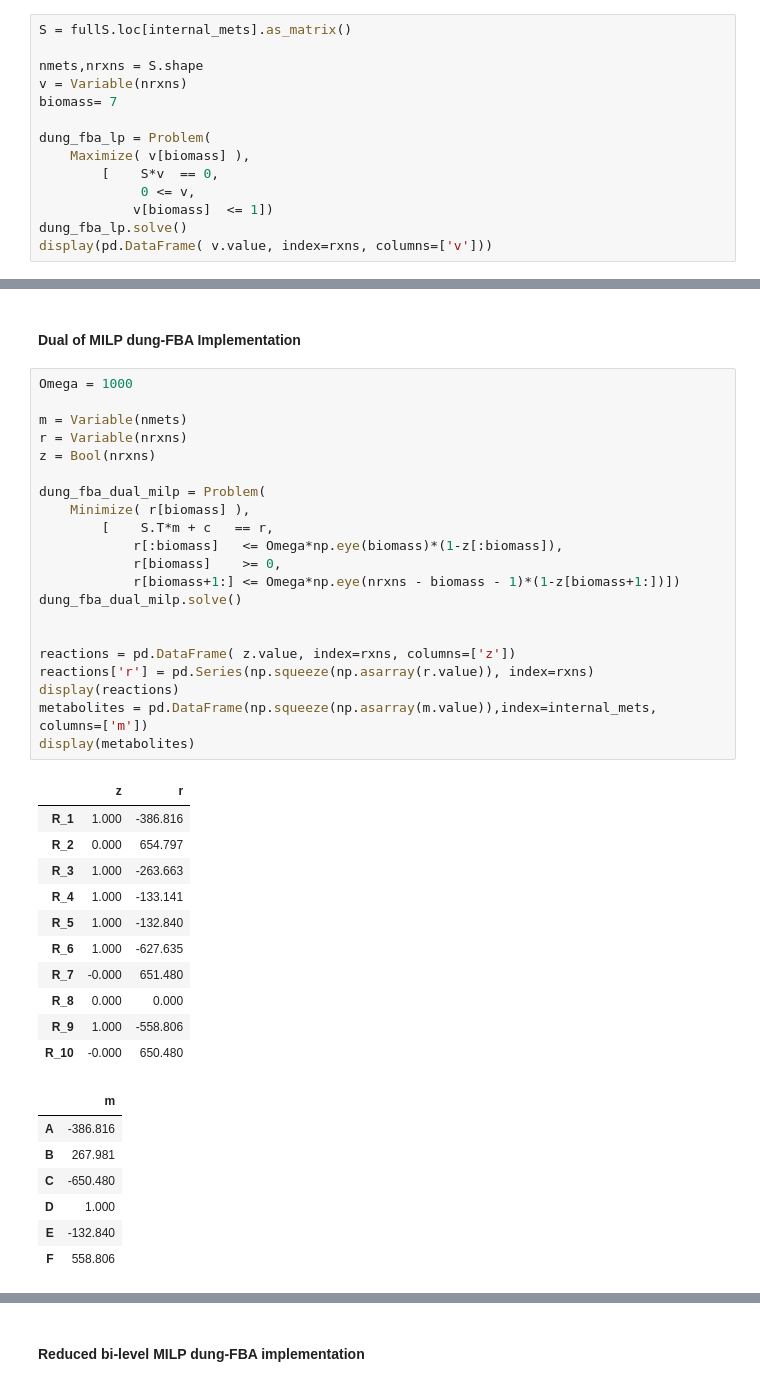
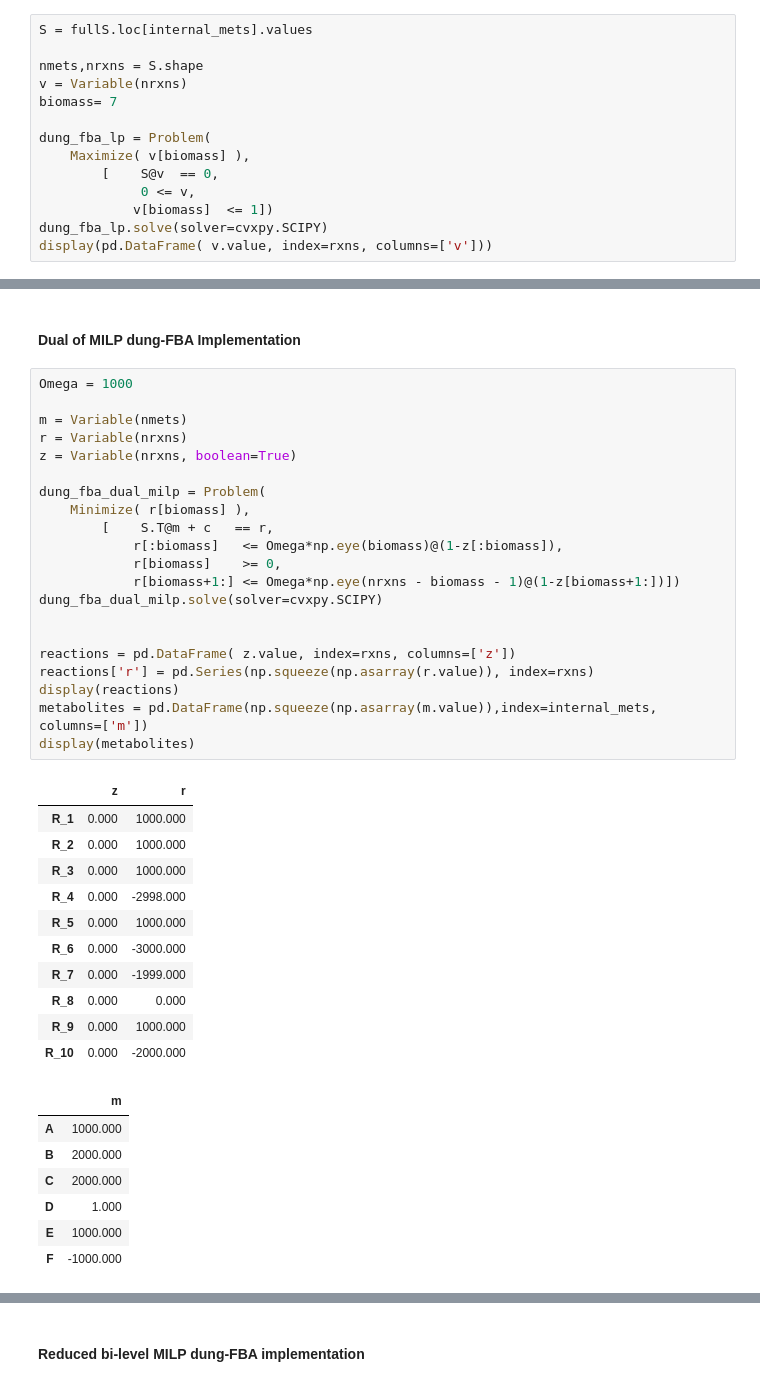
Before and after one commit to pnnl-predictive-phenomics/crop, a Jupyter notebook: docs/notebook/CROP.ipynb, the cells around one changed output, grey strips where cells are left out. Saved outputs shown, nothing was run; the diff lists cells and outputs as text.

```diff
--- a/docs/notebook/CROP.ipynb
+++ b/docs/notebook/CROP.ipynb
@@ -386,7 +383,7 @@ $$\begin{array}{lll}
 # %% [markdown]
 #### LP dung-FBA implementation ####
 # %%
-S = fullS.loc[internal_mets].as_matrix()
+S = fullS.loc[internal_mets].values
 
 nmets,nrxns = S.shape
 v = Variable(nrxns)
@@ -394,10 +391,10 @@ biomass= 7
 
 dung_fba_lp = Problem(
     Maximize( v[biomass] ),
-        [    S*v  == 0,
+        [    S@v  == 0,
              0 <= v,
             v[biomass]  <= 1])
-dung_fba_lp.solve()
+dung_fba_lp.solve(solver=cvxpy.SCIPY)
 display(pd.DataFrame( v.value, index=rxns, columns=['v']))
 # %% [output]
 |  | v |
@@ -507,43 +504,43 @@ We used `dung-FBA` along with `limed-FBA` by replacing the $S$ in `dung-FBA` wit
 # %%
 Omega = 1000
 
 m = Variable(nmets)
 r = Variable(nrxns)
-z = Bool(nrxns)
+z = Variable(nrxns, boolean=True)
 
 dung_fba_dual_milp = Problem(
     Minimize( r[biomass] ),
-        [    S.T*m + c   == r,
-            r[:biomass]   <= Omega*np.eye(biomass)*(1-z[:biomass]),
+        [    S.T@m + c   == r,
+            r[:biomass]   <= Omega*np.eye(biomass)@(1-z[:biomass]),
             r[biomass]    >= 0,
-            r[biomass+1:] <= Omega*np.eye(nrxns - biomass - 1)*(1-z[biomass+1:])])
-dung_fba_dual_milp.solve()
+            r[biomass+1:] <= Omega*np.eye(nrxns - biomass - 1)@(1-z[biomass+1:])])
+dung_fba_dual_milp.solve(solver=cvxpy.SCIPY)
 
 
 reactions = pd.DataFrame( z.value, index=rxns, columns=['z'])
 reactions['r'] = pd.Series(np.squeeze(np.asarray(r.value)), index=rxns)
 display(reactions)
 metabolites = pd.DataFrame(np.squeeze(np.asarray(m.value)),index=internal_mets, columns=['m'])
 display(metabolites)
 # %% [output]
 |  | z | r |
-| R_1 | 1.000 | -386.816 |
-| R_2 | 0.000 | 654.797 |
-| R_3 | 1.000 | -263.663 |
-| R_4 | 1.000 | -133.141 |
-| R_5 | 1.000 | -132.840 |
-| R_6 | 1.000 | -627.635 |
-| R_7 | -0.000 | 651.480 |
+| R_1 | 0.000 | 1000.000 |
+| R_2 | 0.000 | 1000.000 |
+| R_3 | 0.000 | 1000.000 |
+| R_4 | 0.000 | -2998.000 |
+| R_5 | 0.000 | 1000.000 |
+| R_6 | 0.000 | -3000.000 |
+| R_7 | 0.000 | -1999.000 |
 | R_8 | 0.000 | 0.000 |
-| R_9 | 1.000 | -558.806 |
-| R_10 | -0.000 | 650.480 |
+| R_9 | 0.000 | 1000.000 |
+| R_10 | 0.000 | -2000.000 |
 |  | m |
-| A | -386.816 |
-| B | 267.981 |
-| C | -650.480 |
+| A | 1000.000 |
+| B | 2000.000 |
+| C | 2000.000 |
 | D | 1.000 |
-| E | -132.840 |
-| F | 558.806 |
+| E | 1000.000 |
+| F | -1000.000 |
 # %% [markdown]
 ### Size ###
 
```
Also changed, not shown: parts of 14 cells of this notebook, 2 other files.
